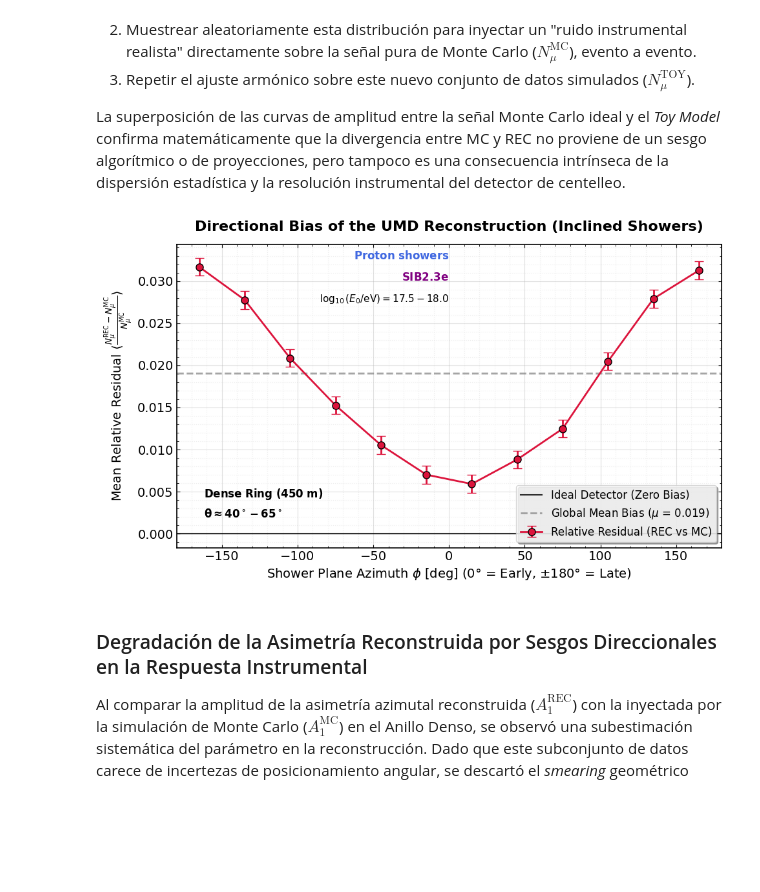
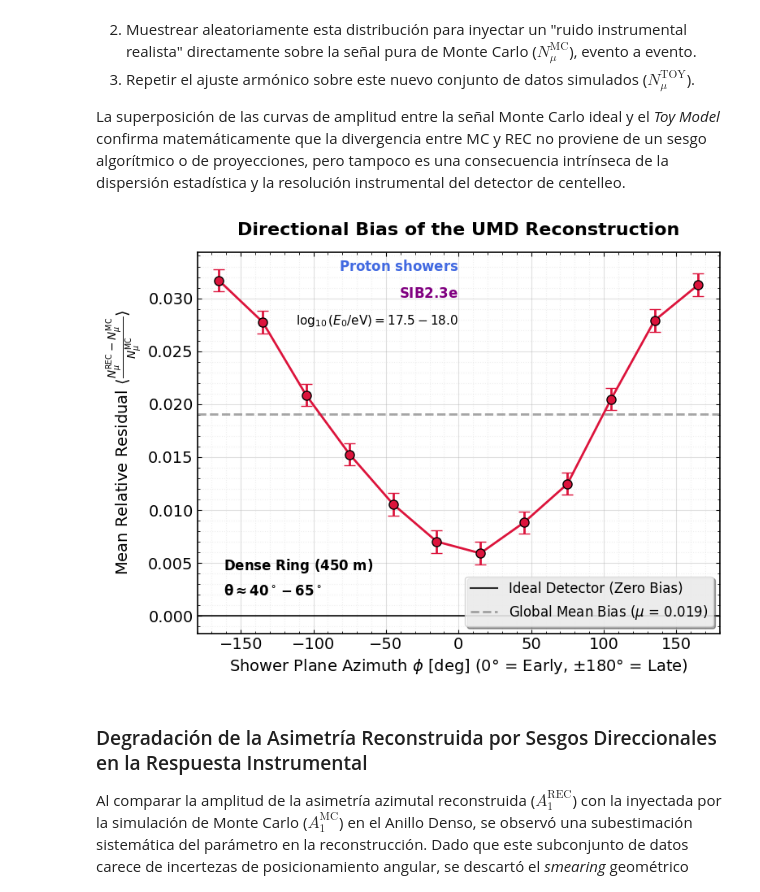
Before and after one commit to Lautaro-Silva/Tesis-de-Licenciatura---ITeDA, a Jupyter notebook: Scripts/validacion_rec_muones.ipynb, the cells around one changed output. Saved outputs shown, nothing was run; the diff lists cells and outputs as text; code cells hidden in the pictures; blank space fills up the shorter version.

```diff
--- a/Scripts/validacion_rec_muones.ipynb
+++ b/Scripts/validacion_rec_muones.ipynb
@@ -426,41 +426,42 @@ df_res_inclined['phi_bin'] = pd.cut(df_res_inclined['phi_deg_centered'], bins=ph
 stats_res = df_res_inclined.groupby('phi_bin', observed=True)['muon_residual_rel'].agg(['mean', 'sem'])
 
 # 5. Ploteo
-fig, ax = plt.subplots(figsize=(10, 6))
+fig, ax = plt.subplots(figsize=(8, 6))
 
 # Plot del residuo medio por bin azimutal
 ax.errorbar(phi_centers, stats_res['mean'], yerr=stats_res['sem'],
-            fmt='o-', color='crimson', capsize=5, markersize=8, markeredgecolor='black', lw=2, label='Relative Residual (REC vs MC)')
+            fmt='o-', color='crimson', capsize=5, markersize=8, markeredgecolor='black', lw=2)#, label='Relative Residual (REC vs MC)')
 
 # Líneas de referencia
 media_global = df_res_inclined['muon_residual_rel'].mean()
 ax.axhline(0, color='black', linestyle='-', lw=1.5, alpha=0.8, label='Ideal Detector (Zero Bias)')
 ax.axhline(media_global, color='gray', linestyle='--', lw=2, alpha=0.7, label=f'Global Mean Bias ($\mu$ = {media_global:.3f})')
 
 # Estética
 ax.set_xlabel(r"Shower Plane Azimuth $\phi$ [deg] (0° = Early, $\pm 180$° = Late)", fontsize=14)
 ax.set_ylabel(r"Mean Relative Residual $\langle \frac{N_{\mu}^{\mathrm{REC}} - N_{\mu}^{\mathrm{MC}}}{N_{\mu}^{\mathrm{MC}}} \rangle$", fontsize=14)
-ax.set_title("Directional Bias of the UMD Reconstruction (Inclined Showers)", fontsize=16, fontweight='bold', pad=15)
+ax.set_title("Directional Bias of the UMD Reconstruction", fontsize=16, fontweight='bold', pad=15)
 
 ax.set_xlim(-180, 180)
 
 # Indicador del detector / arreglo
 ax.text(0.05, 0.20, r"$\mathbf{Dense\ Ring\ (450\ m)}$", transform=ax.transAxes, fontsize=12, va='top', ha='left', color='black')
 ax.text(0.05, 0.13, r"$\mathbf{\theta \approx 40^\circ - 65^\circ}$", transform=ax.transAxes, fontsize=12, va='top', ha='left')
 
 # Anotaciones Físicas
 ax.text(0.5, 0.98, r"$\mathbf{Proton\ showers}$", transform=ax.transAxes, fontsize=12, va='top', ha='right', color=COLORS['Proton'])
 ax.text(0.5, 0.91, r"$\mathbf{SIB2.3e}$", transform=ax.transAxes, fontsize=12, va='top', ha='right', color='purple')
 ax.text(0.5, 0.84, r"$\log_{10}(E_0/\mathrm{eV}) = 17.5 - 18.0$", transform=ax.transAxes, fontsize=11, va='top', ha='right')
 
 ax.grid(True, which='major', linestyle='-', alpha=0.4)
 ax.grid(True, which='minor', linestyle=':', alpha=0.2)
 ax.legend(fontsize=12, loc='lower right')
 
 plt.tight_layout()
+plt.savefig('directional_bias.jpg')
 plt.show()
 # %% [output]
-[figure, old version]
+[figure, new version]
 # %% [markdown]
 ### Degradación de la Asimetría Reconstruida por Sesgos Direccionales en la Respuesta Instrumental
 
```
Also changed, not shown: parts of 3 cells of this notebook, 25 other files.
